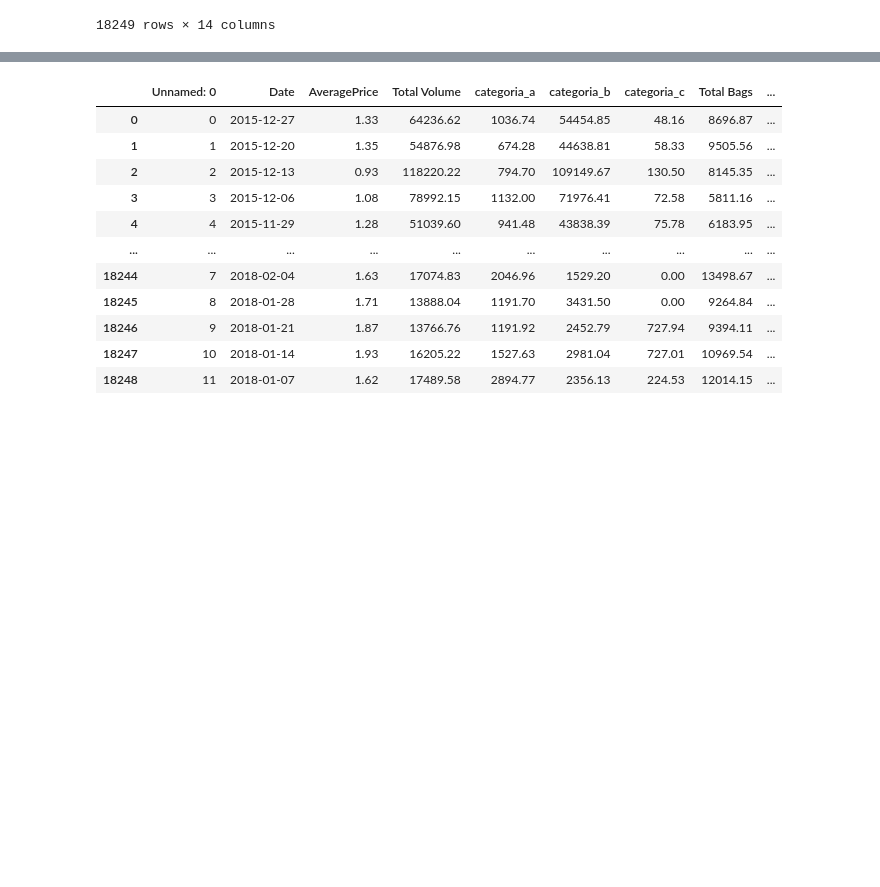
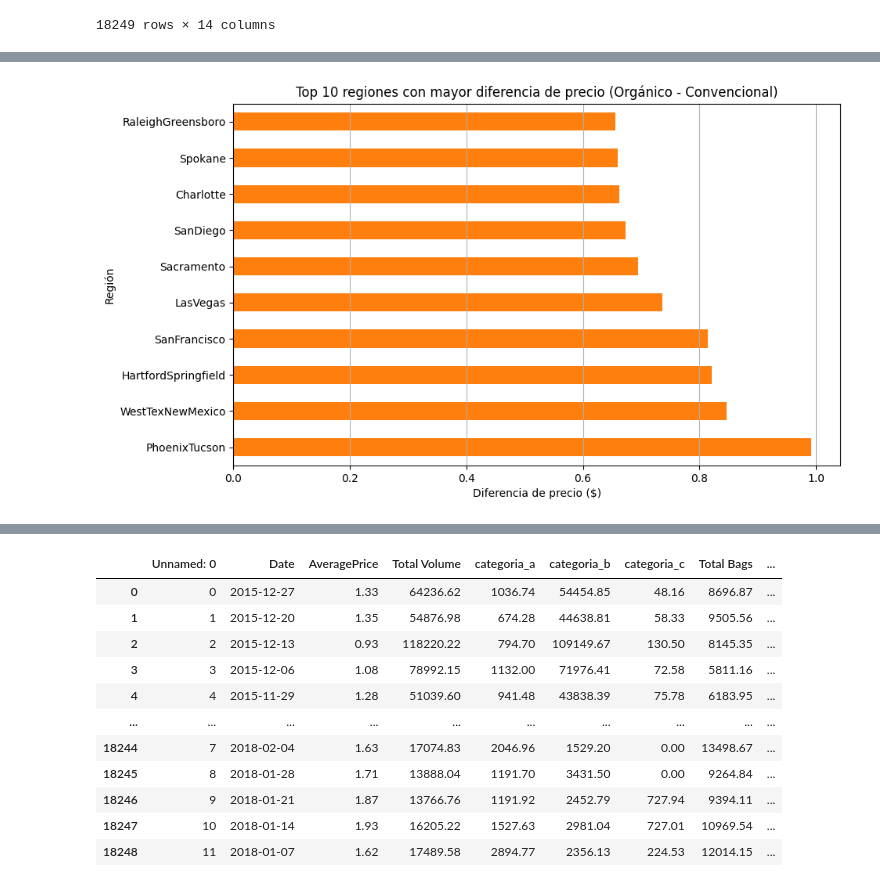
Before and after one commit to lauracoicue/Proyecto2_CDD, a Jupyter notebook: Proc2.ipynb, the cells around one changed output, grey strips where cells are left out. Saved outputs shown, nothing was run; the diff lists cells and outputs as text; code cells hidden in the pictures; blank space fills up the shorter version.

```diff
--- a/Proc2.ipynb
+++ b/Proc2.ipynb
@@ -31,0 +178,12 @@ df
+# %%
+price_diff = df_grafica.groupby(['region', 'type'])['AveragePrice'].mean().unstack()
+price_diff['diff'] = price_diff['organic'] - price_diff['conventional']
+price_diff = price_diff.sort_values('diff', ascending=False).head(10)
+price_diff['diff'].plot(kind='barh', figsize=(10, 6), color='#ff7f0e')
+plt.title('Top 10 regiones con mayor diferencia de precio (Orgánico - Convencional)')
+plt.xlabel('Diferencia de precio ($)')
+plt.ylabel('Región')
+plt.grid(axis='x')
+plt.show()
+# %% [output]
+[figure, added]
```
Also changed, not shown: parts of 45 cells of this notebook.
